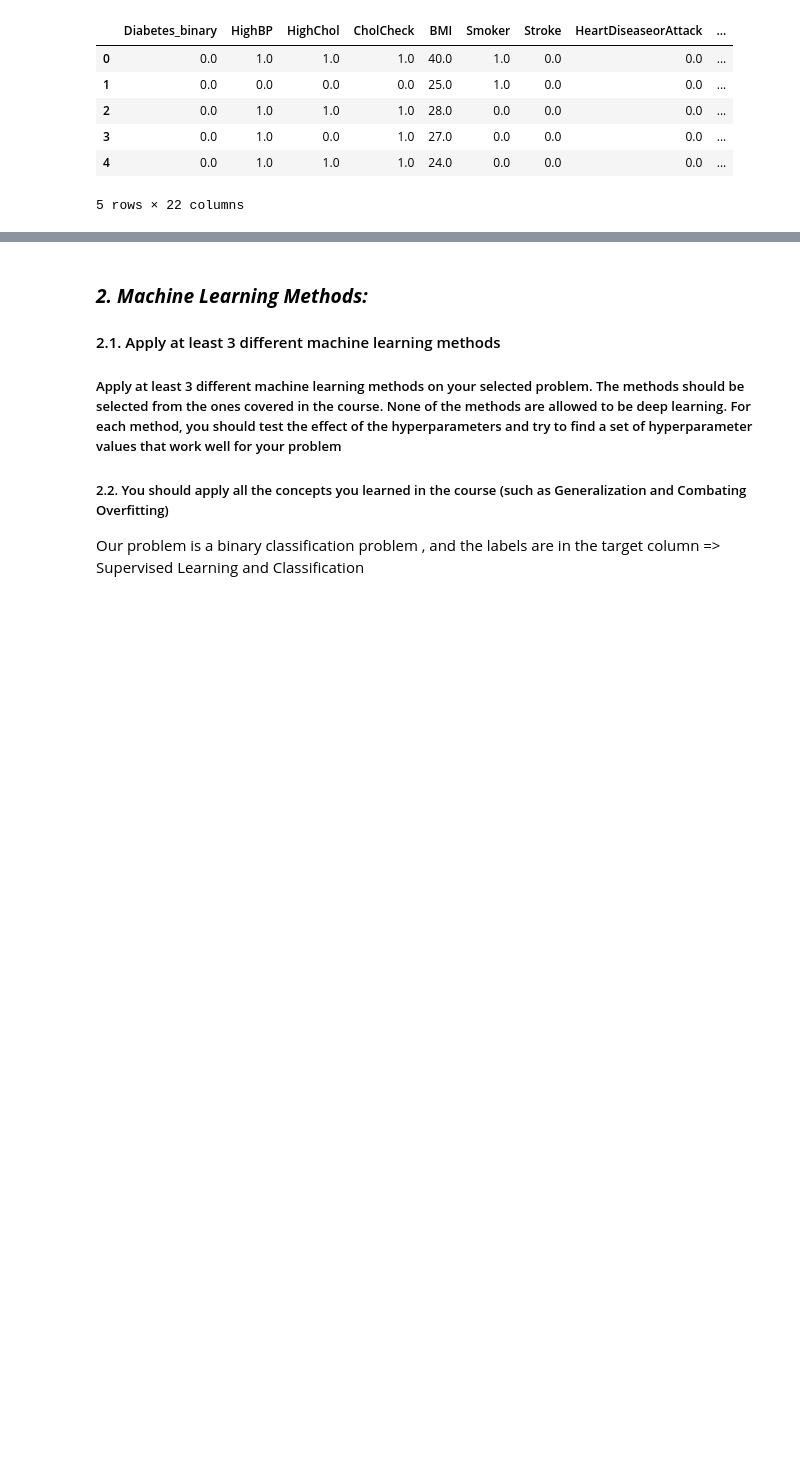
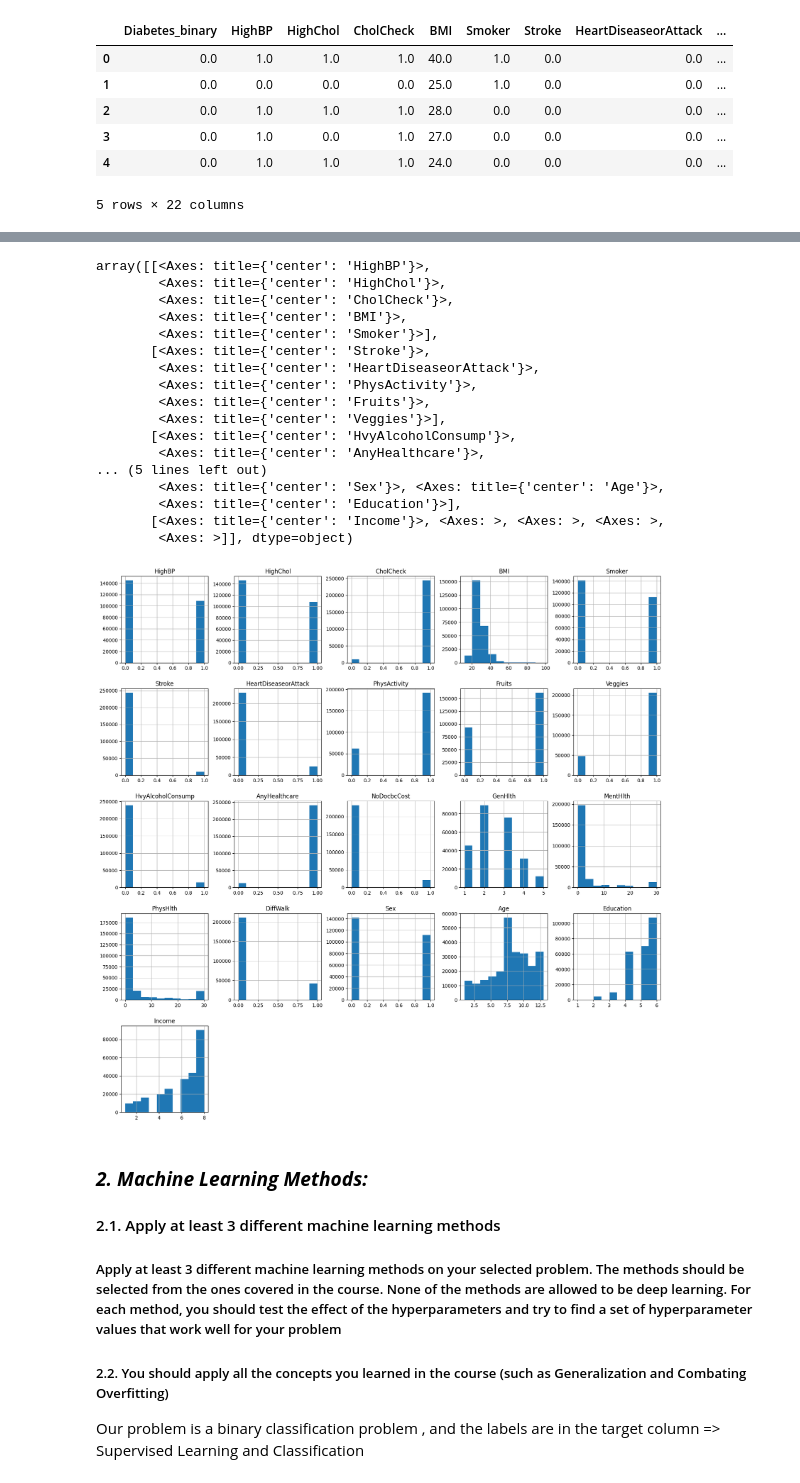
Before and after one commit to yasmineghanem/ML-Project, a Jupyter notebook: notebook.ipynb, the cells around one changed output, grey strips where cells are left out. Drawn from its saved outputs; the diff is of its cells as text; code cells hidden in the pictures; blank space fills up the shorter version.

```diff
--- a/notebook.ipynb
+++ b/notebook.ipynb
@@ -143,0 +99,12 @@ dtype: int64
+# %%
+# Extract features and target (labels)
+
+features = dataset.drop(columns=['Diabetes_binary'])
+print("Features Shape:", features.shape)
+
+labels = dataset['Diabetes_binary']
+print("Labels Shape:",labels.shape)
+
+
+print(features.head())
+print(labels.head())
@@ -164,3 +284,27 @@ dtype: int64
+# %%
+# Draw the histograms of each feature in the dataset to better understand the distribution of the data
+# Since most of the data is binary we only need the count of each value
+features.hist(figsize=(20, 20))
+sns.countplot(x='HighBP', data=dataset)
+# %% [output]
+array([[<Axes: title={'center': 'HighBP'}>,
+        <Axes: title={'center': 'HighChol'}>,
+        <Axes: title={'center': 'CholCheck'}>,
+        <Axes: title={'center': 'BMI'}>,
+        <Axes: title={'center': 'Smoker'}>],
+       [<Axes: title={'center': 'Stroke'}>,
+        <Axes: title={'center': 'HeartDiseaseorAttack'}>,
+        <Axes: title={'center': 'PhysActivity'}>,
+        <Axes: title={'center': 'Fruits'}>,
+        <Axes: title={'center': 'Veggies'}>],
+       [<Axes: title={'center': 'HvyAlcoholConsump'}>,
+        <Axes: title={'center': 'AnyHealthcare'}>,
+... (5 lines left out)
+        <Axes: title={'center': 'Sex'}>, <Axes: title={'center': 'Age'}>,
+        <Axes: title={'center': 'Education'}>],
+       [<Axes: title={'center': 'Income'}>, <Axes: >, <Axes: >, <Axes: >,
+        <Axes: >]], dtype=object)
+[figure, added]
 # %% [markdown]
 ### ***2. Machine Learning Methods:***
 #### 2.1. Apply at least 3 different machine learning methods
```
Also changed, not shown: parts of 10 cells of this notebook.
